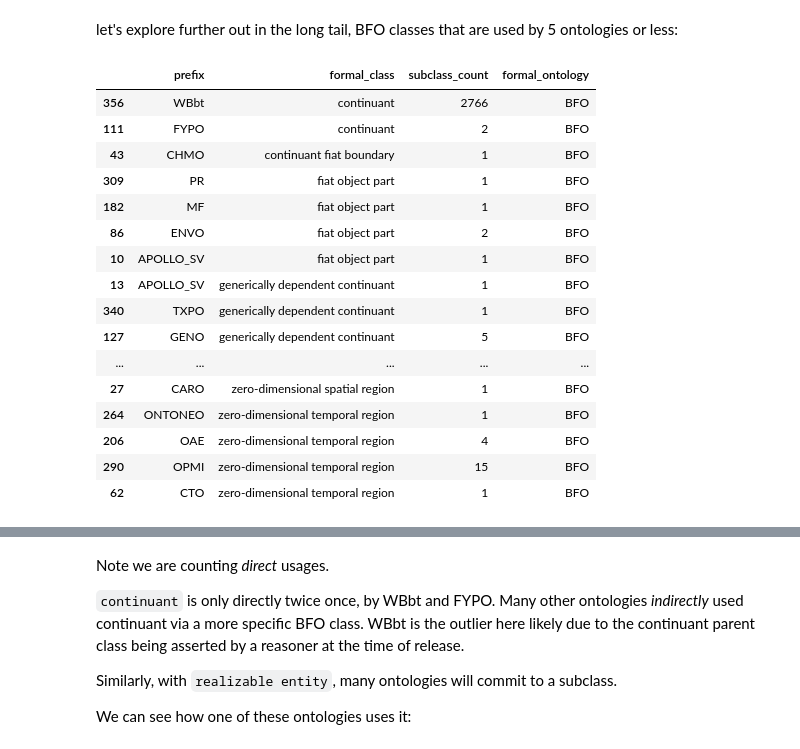
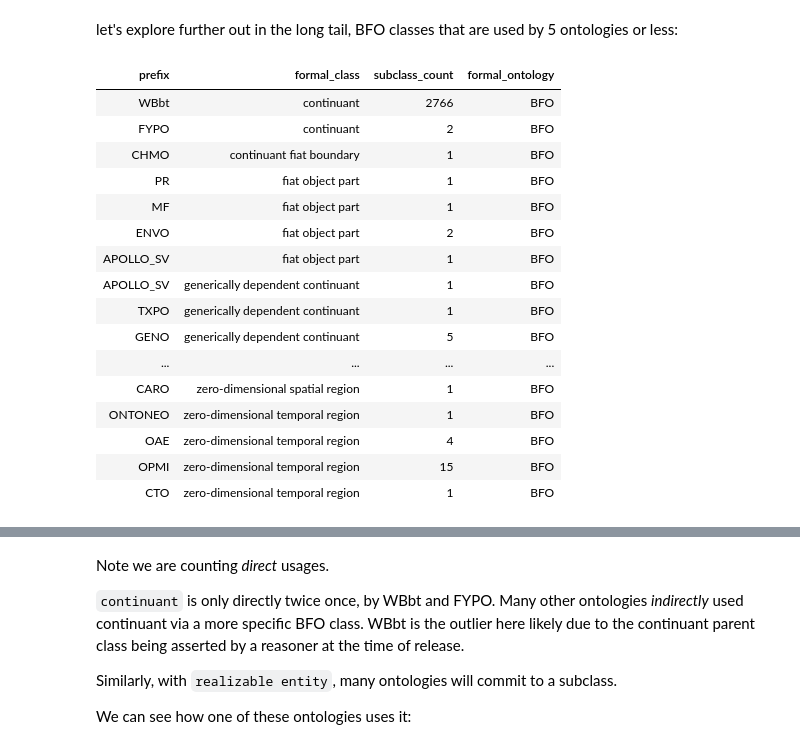
Before and after one commit to cmungall/formal-ontology-analysis, a Jupyter notebook: analysis/formal-ontology-usage-analysis.ipynb, the cells around one changed output, grey strips where cells are left out. Saved outputs shown, nothing was run; the diff lists cells and outputs as text; code cells hidden in the pictures.

```diff
--- a/analysis/formal-ontology-usage-analysis.ipynb
+++ b/analysis/formal-ontology-usage-analysis.ipynb
@@ -87,6 +88,7 @@ def query(ont, sql):
     rows = [row for row in cur.execute(sql)]
     return rows
 # %%
+ignored = set()
 def query_all(sql):
     rows = []
     for ont, prefix in ont2prefix.items():
@@ -97,6 +99,7 @@ def query_all(sql):
             print(len(rows))
         except Exception as e:
             print(e)
+            ignored.add(ont)
     return rows
 # %%
 qt = """
@@ -127,0 +141,4 @@ import pandas as pd
+# %%
+pd.set_option('display.max_rows', None)
+df = pd.DataFrame(ignored_onts)
+df
@@ -128,6 +171,7 @@ import pandas as pd
 # %%
 items = [dict(prefix=prefix, formal_class=get_label(cls), subclass_count=num, formal_ontology=cls.split(":")[0]) for prefix, cls, num in rows]
 # %%
+pd.set_option('display.max_rows', 50)
 df=pd.DataFrame(items)
 # %%
 df
@@ -227,22 +271,22 @@ Note that `CHMO:0002350` *liquid junction* has no other relationships to other c
 # %% [markdown]
 let's explore further out in the long tail, BFO classes that are used by 5 ontologies or less:
 # %%
-bfo_df.groupby("formal_class").filter(lambda x: len(x) <= 5).sort_values("formal_class")
+bfo_df.groupby("formal_class").filter(lambda x: len(x) <= 5).sort_values("formal_class").style.hide(axis='index')
 # %% [output]
-|  | prefix | formal_class | subclass_count | formal_ontology |
-| 356 | WBbt | continuant | 2766 | BFO |
-| 111 | FYPO | continuant | 2 | BFO |
-| 43 | CHMO | continuant fiat boundary | 1 | BFO |
-| 309 | PR | fiat object part | 1 | BFO |
-| 182 | MF | fiat object part | 1 | BFO |
-| 86 | ENVO | fiat object part | 2 | BFO |
-| 10 | APOLLO_SV | fiat object part | 1 | BFO |
-| 13 | APOLLO_SV | generically dependent continuant | 1 | BFO |
-| 340 | TXPO | generically dependent continuant | 1 | BFO |
-| 127 | GENO | generically dependent continuant | 5 | BFO |
-| ... | ... | ... | ... | ... |
-| 27 | CARO | zero-dimensional spatial region | 1 | BFO |
-| 264 | ONTONEO | zero-dimensional temporal region | 1 | BFO |
-| 206 | OAE | zero-dimensional temporal region | 4 | BFO |
-| 290 | OPMI | zero-dimensional temporal region | 15 | BFO |
-| 62 | CTO | zero-dimensional temporal region | 1 | BFO |
+| prefix | formal_class | subclass_count | formal_ontology |
+| WBbt | continuant | 2766 | BFO |
+| FYPO | continuant | 2 | BFO |
+| CHMO | continuant fiat boundary | 1 | BFO |
+| PR | fiat object part | 1 | BFO |
+| MF | fiat object part | 1 | BFO |
+| ENVO | fiat object part | 2 | BFO |
+| APOLLO_SV | fiat object part | 1 | BFO |
+| APOLLO_SV | generically dependent continuant | 1 | BFO |
+| TXPO | generically dependent continuant | 1 | BFO |
+| GENO | generically dependent continuant | 5 | BFO |
+| ... | ... | ... | ... |
+| CARO | zero-dimensional spatial region | 1 | BFO |
+| ONTONEO | zero-dimensional temporal region | 1 | BFO |
+| OAE | zero-dimensional temporal region | 4 | BFO |
+| OPMI | zero-dimensional temporal region | 15 | BFO |
+| CTO | zero-dimensional temporal region | 1 | BFO |
```
Also changed, not shown: parts of 26 cells of this notebook.
